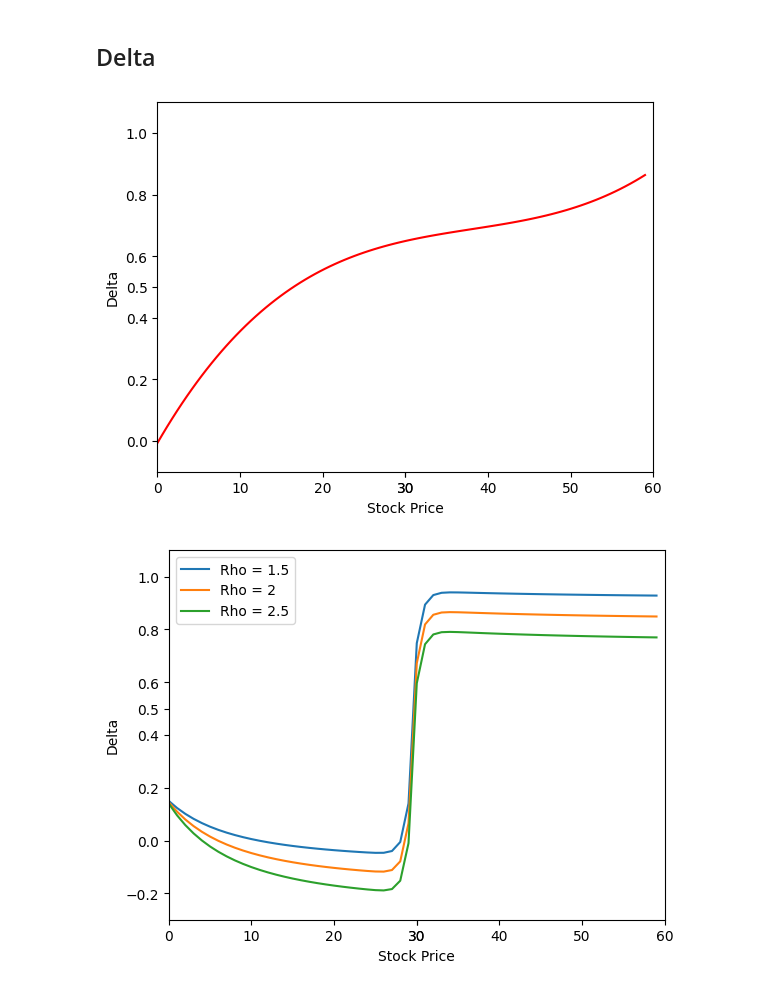
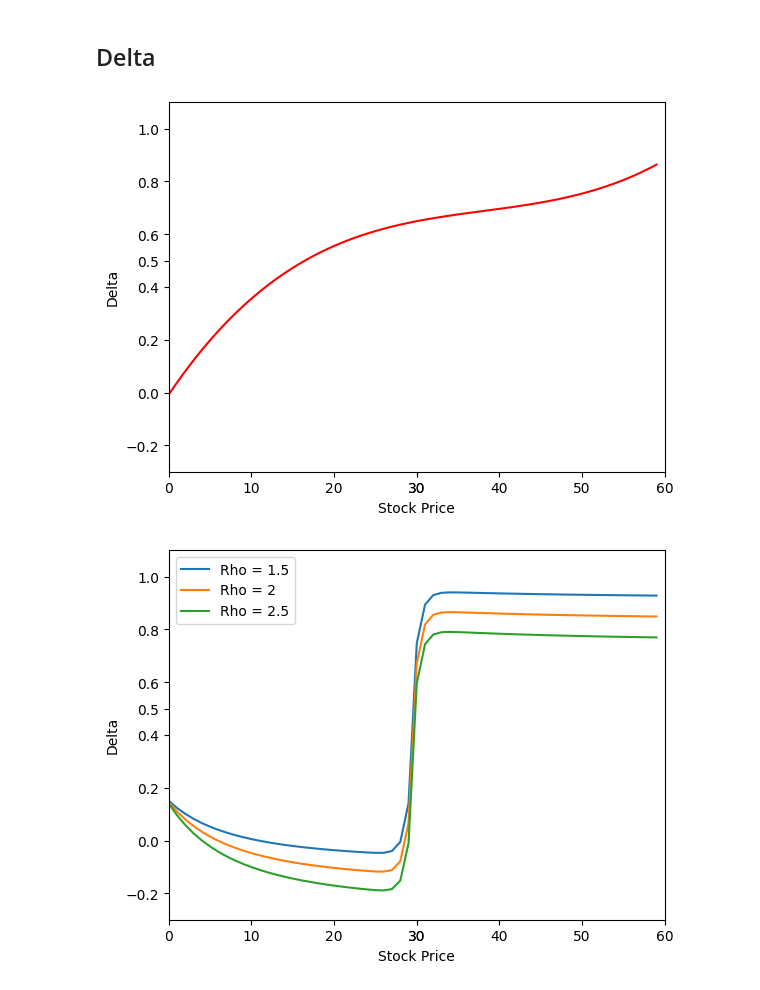
Before and after one commit to djdavor/thesis_MSc, a Jupyter notebook: code/valuation_ESOs.ipynb, the cells around one changed output. Drawn from its saved outputs; the diff is of its cells as text; code cells hidden in the pictures.

```diff
--- a/code/valuation_ESOs.ipynb
+++ b/code/valuation_ESOs.ipynb
@@ -316,36 +306,36 @@ esos = np.zeros(len(x)+1)
 for i in range(0, lim+1):
     esos[i] = rn_eso(i,K_init, T_init, v_init, r_init, 100, sigma_init, m_init)
 
 for i in range(0, lim):
     rn_delta_f[i] = esos[i+1] - esos[i]
 
 
 # Fit a smooth line to the delta values
 z = np.polyfit(x, rn_delta_f, 3)  # 3rd degree polynomial
 p = np.poly1d(z)
 
 # Generate x values for the smooth line
 x_smooth = np.linspace(min(x), max(x), 100)
 
 # Generate y values for the smooth line
 y_smooth = p(x_smooth)
 
 # Plot the smooth line
 plt.plot(x_smooth, y_smooth, color='red', label='Firm')
 
 # Plot the raw delta values
 #plt.plot(x, rn_delta_f, label='Delta (raw)')
 
 plt.xlabel('Stock Price')
 plt.ylabel('Delta')
 plt.xticks(list(plt.xticks()[0]) + [30])
 plt.yticks(list(plt.yticks()[0]) + [0.5])
-plt.xlim(0,  tlim)
-plt.ylim(-0.1, 1.1)
+plt.xlim(0, lim)
+plt.ylim(-0.3, 1.1)
 plt.savefig('/Users/davordjekic/Desktop/Bocconi/Thesis/thesis_tex/fig/4/delta_obj.png')
 plt.show()
 # %% [output]
-[figure, old version]
+[figure, new version]
 # %%
 ## Exec Delta
 
```
Also changed, not shown: parts of 10 cells of this notebook, 47 other files.
